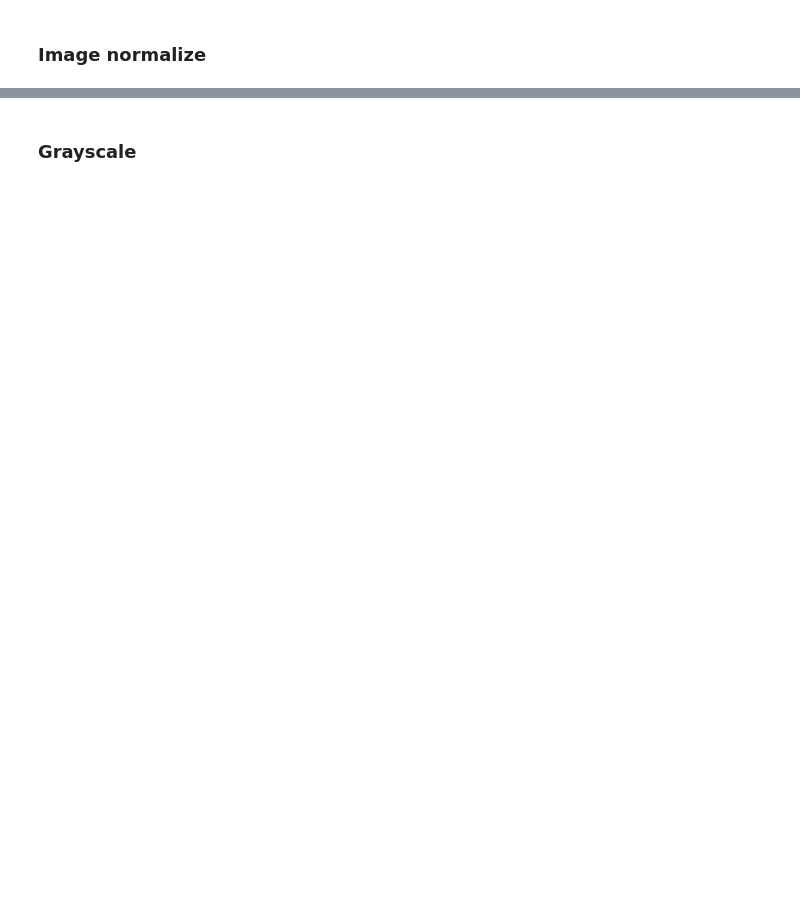
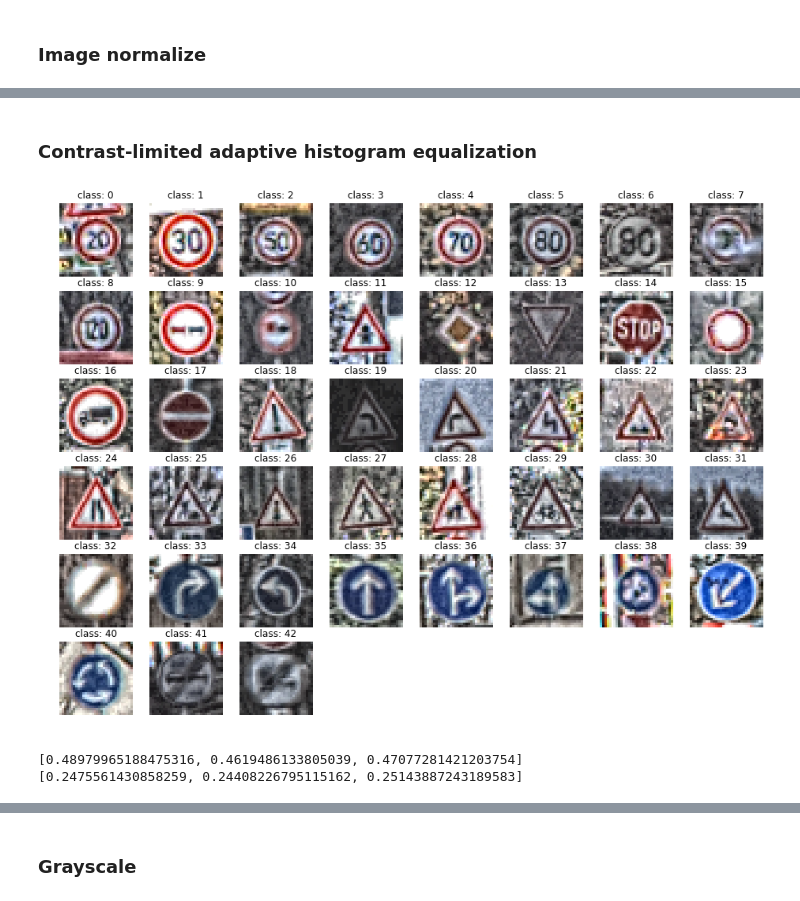
Before and after one commit to wolfapple/traffic-sign-recognition, a Jupyter notebook: notebook.ipynb, the cells around one changed output, grey strips where cells are left out. Drawn from its saved outputs; the diff is of its cells as text; code cells hidden in the pictures; blank space fills up the shorter version.

```diff
--- a/notebook.ipynb
+++ b/notebook.ipynb
@@ -246,0 +291,56 @@ evaluate(model, criterion, test_loader)
+# %% [markdown]
+### Contrast-limited adaptive histogram equalization
+# %%
+class CLAHE:
+    def __init__(self, clipLimit=2.0, tileGridSize=(8, 8)):
+        self.clipLimit = clipLimit
+        self.tileGridSize = tileGridSize
+
+    def __call__(self, im):
+        img_yuv = cv2.cvtColor(im, cv2.COLOR_RGB2YUV)
+        clahe = cv2.createCLAHE(clipLimit=self.clipLimit, tileGridSize=self.tileGridSize)
+        img_yuv[:, :, 0] = clahe.apply(img_yuv[:, :, 0])
+        img_output = cv2.cvtColor(img_yuv, cv2.COLOR_YUV2RGB)
+        return img_output
+
+class CLAHE_RGB:
+    def __init__(self, clipLimit=2.0, tileGridSize=(8, 8)):
+        self.clipLimit = clipLimit
+        self.tileGridSize = tileGridSize
+
+    def __call__(self, im):
+        r,g,b = cv2.split(im)
+        clahe = cv2.createCLAHE(clipLimit=self.clipLimit, tileGridSize=self.tileGridSize)
+        r,g,b = clahe.apply(r), clahe.apply(g), clahe.apply(b)
+        return cv2.merge([r,g,b])
+# %%
+clahe = CLAHE()
+plt.figure(figsize=(16, 16))
+for c in range(n_classes):
+    i = random.choice(np.where(y_train == c)[0])
+    plt.subplot(8, 8, c+1)
+    plt.axis('off')
+    plt.title('class: {}'.format(c))
+    plt.imshow(clahe(X_train[i]))
+# %% [output]
+[figure, added]
+# %%
+# Apply CLAHE
+X_train_clahe = np.array([clahe(x) for x in X_train])
+
+# Channel separation
+red_chan = np.reshape(X_train_clahe[:,:,:,0], -1)/255
+green_chan = np.reshape(X_train_clahe[:,:,:,1], -1)/255
+blue_chan = np.reshape(X_train_clahe[:,:,:,2], -1)/255
+
+# mean
+means = [np.mean(red_chan), np.mean(green_chan), np.mean(blue_chan)]
+
+# std
+stds = [np.std(red_chan), np.std(green_chan), np.std(blue_chan)]
+
+print(means)
+print(stds)
+# %% [output]
+[0.48979965188475316, 0.4619486133805039, 0.47077281421203754]
+[0.2475561430858259, 0.24408226795115162, 0.25143887243189583]
```
Also changed, not shown: parts of 35 cells of this notebook, 2 other files.
